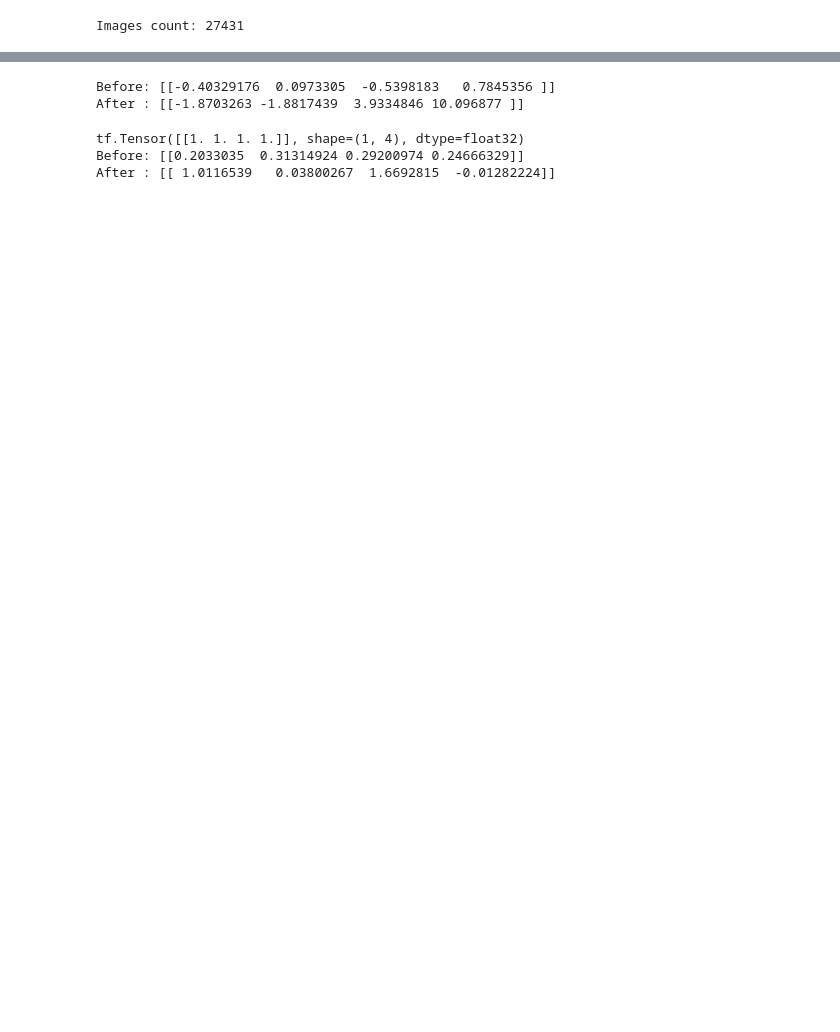
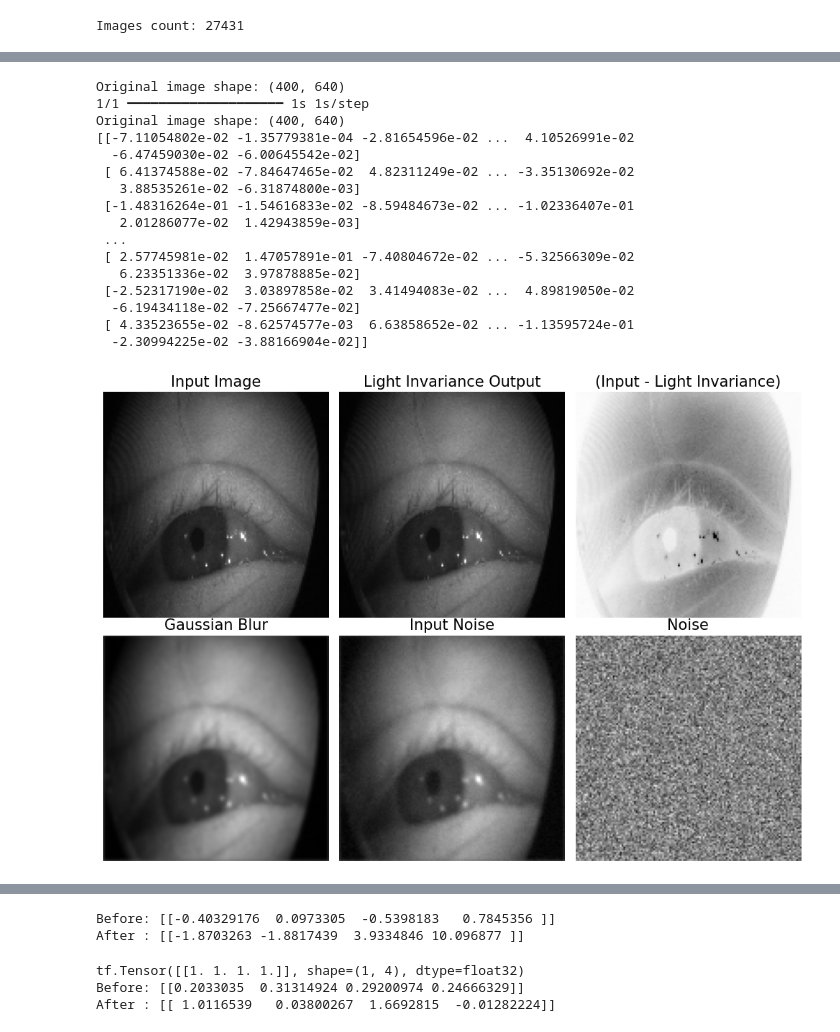
Before and after one commit to yasastharinda9511/GazeEstimation, a Jupyter notebook: privacy_preserving_unet_model.ipynb, the cells around one changed output, grey strips where cells are left out. Drawn from its saved outputs; the diff is of its cells as text; code cells hidden in the pictures; blank space fills up the shorter version.

```diff
--- a/privacy_preserving_unet_model.ipynb
+++ b/privacy_preserving_unet_model.ipynb
@@ -643,0 +789,73 @@ Predicted mask shape: (128, 128)
+# %%
+layer_names = ["resize","rescale", "light_invariance", "gaussian_blur", "input_noise"]
+
+outputs = [model.get_layer(name).output for name in layer_names]
+multi_out_model = tf.keras.Model(inputs=model.input, outputs=outputs)
+
+image_path = '/home/yasas/GazeEstimation/openEDS/openEDS/train/images/008110.png'
+
+image = cv2.imread(image_path, cv2.IMREAD_GRAYSCALE)
+print("Original image shape:", image.shape)
+img_input = np.expand_dims(image, axis=(0, -1))  # e.g., (1, 240, 320, 1)
+
+resize, rescale, out_light, blur , input_noise= multi_out_model.predict(img_input)
+
+out_light = out_light[0, :, :, 0]  # Remove batch and channel dims
+blur = blur[0, :, :, 0]  # Remove batch and channel dims
+input_noise = input_noise[0, :, :, 0]  # Remove batch and channel dims
+
+image_path = '/home/yasas/GazeEstimation/openEDS/openEDS/train/images/008110.png'
+
+image = cv2.imread(image_path, cv2.IMREAD_GRAYSCALE)
+print("Original image shape:", image.shape)
+img_input = np.expand_dims(image, axis=(0, -1))  # e.g., (1, 240, 320, 1)
+img_input = tf.image.resize(img_input, (128, 128))  # Resize to match model input
+img_input = img_input / 255.0  # Rescale to [0, 1] if needed
+
+img_input = img_input[0, :, :, 0]
+
+
+deffernce = img_input - out_light
+noise = input_noise - blur
+
+print(noise)
+
+fig, axes = plt.subplots(2, 3, figsize=(10, 7))  # 2 rows, 3 columns
+axes = axes.ravel()  # flatten 2D array of axes for easy indexing
+
+images = [
+    (img_input, "Input Image"),
+    (out_light, "Light Invariance Output"),
+    (deffernce, "(Input - Light Invariance)"),
+    (blur, "Gaussian Blur"),
+    (input_noise, "Input Noise"),
+    (noise, "Noise")
+]
+
+for ax, (img, title) in zip(axes, images):
+    ax.imshow(img, cmap='gray')
+    ax.set_title(title, fontsize=15)
+    ax.axis('off')
+
+plt.tight_layout()
+plt.show()
+
+fig.savefig("comparison.png")
+# %% [output]
+Original image shape: (400, 640)
+1/1 ━━━━━━━━━━━━━━━━━━━━ 1s 1s/step
+Original image shape: (400, 640)
+[[-7.11054802e-02 -1.35779381e-04 -2.81654596e-02 ...  4.10526991e-02
+  -6.47459030e-02 -6.00645542e-02]
+ [ 6.41374588e-02 -7.84647465e-02  4.82311249e-02 ... -3.35130692e-02
+   3.88535261e-02 -6.31874800e-03]
+ [-1.48316264e-01 -1.54616833e-02 -8.59484673e-02 ... -1.02336407e-01
+   2.01286077e-02  1.42943859e-03]
+ ...
+ [ 2.57745981e-02  1.47057891e-01 -7.40804672e-02 ... -5.32566309e-02
+   6.23351336e-02  3.97878885e-02]
+ [-2.52317190e-02  3.03897858e-02  3.41494083e-02 ...  4.89819050e-02
+  -6.19434118e-02 -7.25667477e-02]
+ [ 4.33523655e-02 -8.62574577e-03  6.63858652e-02 ... -1.13595724e-01
+  -2.30994225e-02 -3.88166904e-02]]
+[figure, added]
```
Also changed, not shown: parts of 10 cells of this notebook, 2 other files.
